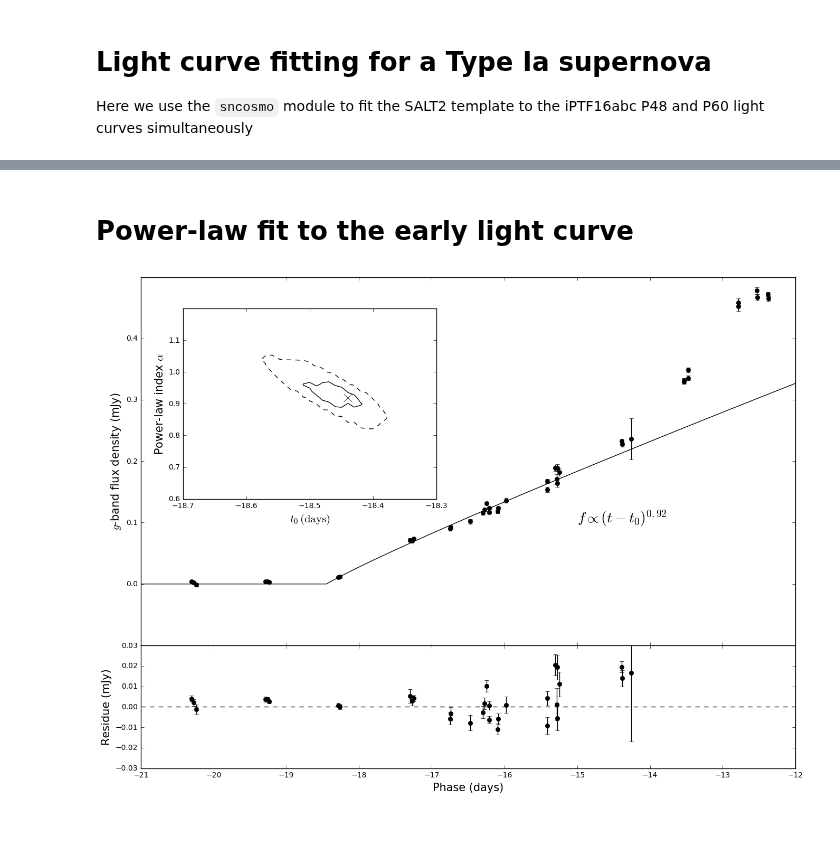
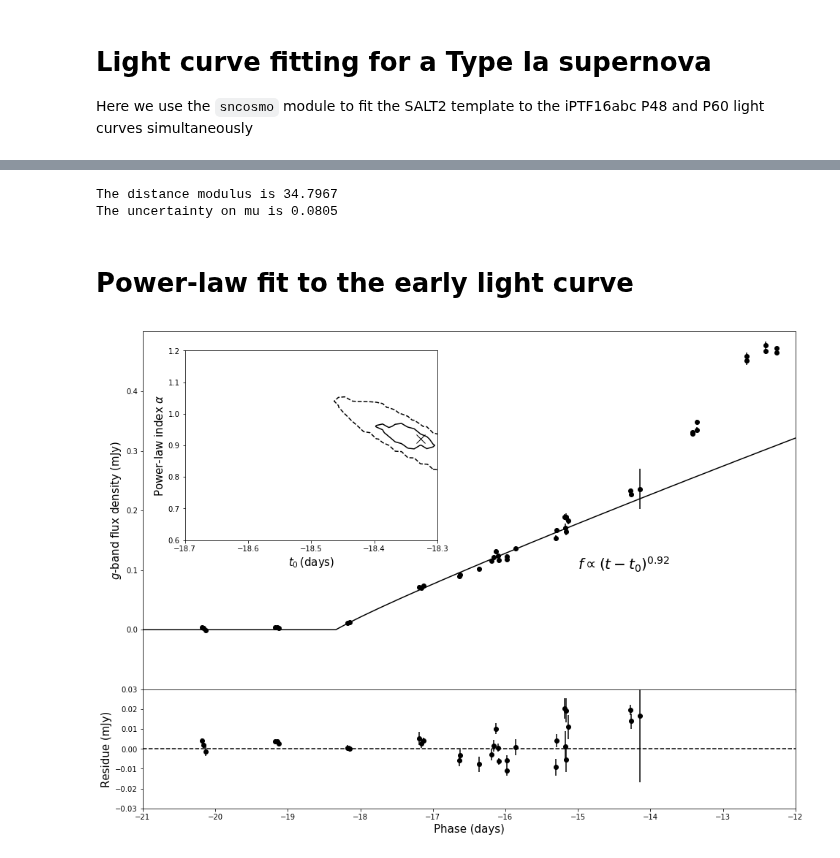
Before and after one commit to ycao-cit/iPTF16abc, a Jupyter notebook: data/LightCurveAnalysis.ipynb, the cells around one changed output, grey strips where cells are left out. Cells and saved outputs as stored; diff of their text form; code cells hidden in the pictures; blank space fills up the shorter version.

```diff
--- a/data/LightCurveAnalysis.ipynb
+++ b/data/LightCurveAnalysis.ipynb
@@ -122,3 +249,21 @@ B-band peak mag: 14.40
+# %%
+# cosmology nuisance parameters
+alpha = 0.141
+alpha_err = 0.006
+beta = 3.101
+beta_err = 0.075
+M_B1 = -19.05
+M_B1_err = 0.02
+
+mu = m_Bast - (M_B1 - alpha*X_1 + beta*C)
+print("The distance modulus is {:.4f}".format(mu))
+
+mu_err = np.sqrt(M_B1_err**2 + X_1**2 * alpha_err**2 + alpha**2 * X_1_err**2 +
+                 beta**2 * C_err**2 + C**2 * beta_err**2)
+print("The uncertainty on mu is {:.4f}".format(mu_err))
+# %% [output]
+The distance modulus is 34.7967
+The uncertainty on mu is 0.0805
 # %% [markdown]
 # Power-law fit to the early light curve
 # %%
@@ -173,7 +318,7 @@ fig = plt.figure(figsize=(16, 12))
 fig.subplots_adjust(hspace=0.001)
 ax = plt.subplot2grid([4, 1], [0, 0], rowspan=3)
 res = plt.subplot2grid([4, 1], [3, 0])
-t_max = 57499.65
+t_max = 57499.537
 ax.errorbar(g_lc["time"] - t_max, g_lc["flux"] * 1e3,
             yerr=g_lc["flux_err"] * 1e3,
             linestyle='none',
@@ -192,31 +337,31 @@ ax.set_ylabel("$g$-band flux density (mJy)", fontsize=15)
 ax.set_xlim(-21, -12)
 ax.set_ylim(-0.1, 0.5)
 
 res.errorbar(g_lc["time"] - t_max,
              (g_lc["flux"] - EarlyLCModel(g_lc["time"], best_fit["t0"], best_fit["alpha"], best_fit["C"])) * 1e3,
              yerr=g_lc["flux_err"] * 1e3,
              linestyle="none",
              marker="o",
              markersize=6,
              color='k')
 res.set_xlim(ax.get_xlim())
 res.set_ylim(-0.03, 0.03)
 res.hlines(0, *(res.get_xlim()), linestyle='--')
 
 res.set_xlabel("Phase (days)", fontsize=15)
 res.set_ylabel("Residue (mJy)", fontsize=15)
 
 
 inset = fig.add_axes([0.175, 0.55, 0.3, 0.3])
 contour = inset.contour(X_2D - t_max, Y_2D, prob, [three_sigma, one_sigma],
                         colors="k", linestyles=["--", "-"])
 inset.plot(best_fit["t0"] - t_max, best_fit["alpha"], 'x', color="k", linestyle='none', markersize=12)
 inset.set_xlim(-18.7, -18.3)
 inset.set_ylim(0.6, 1.2)
 inset.set_xticks(np.arange(-18.70, -18.20, 0.1))
 inset.set_xlabel("$t_0\\,\\rm{(days)}$", fontsize=15)
 inset.set_ylabel("Power-law index $\\alpha$", fontsize=15)
 
 plt.savefig("early_lc.pdf")
 # %% [output]
-[figure, old version]
+[figure, new version]
```
Also changed, not shown: parts of 8 cells of this notebook.
